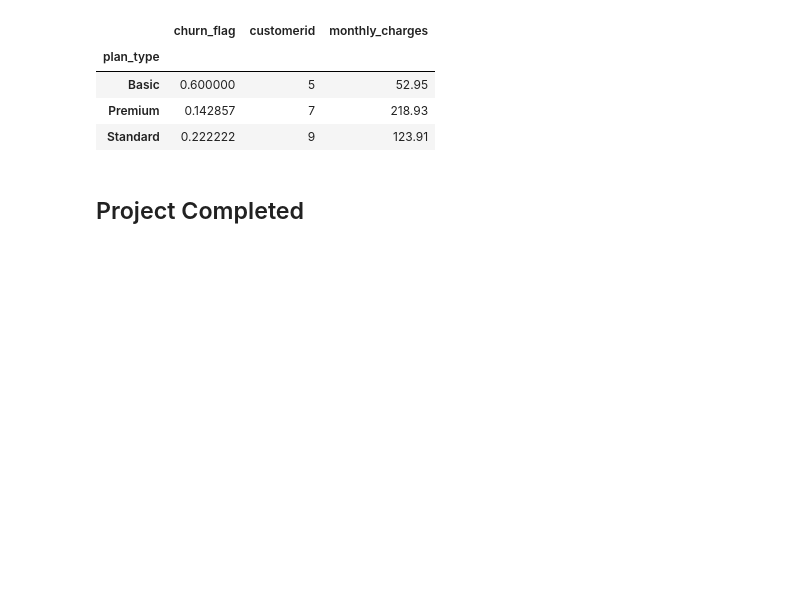
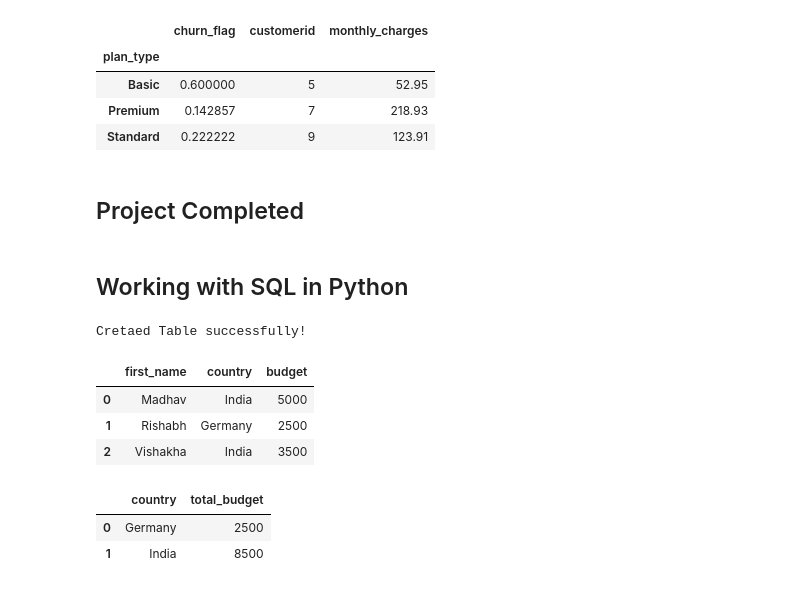
Before and after one commit to shakti-mankar/DA-DS-Projects, a Jupyter notebook: Churn_Analysis/Churn Analysis_main.ipynb, the cells around one changed output. Drawn from its saved outputs; the diff is of its cells as text; code cells hidden in the pictures; blank space fills up the shorter version.

```diff
--- a/Churn_Analysis/Churn Analysis_main.ipynb
+++ b/Churn_Analysis/Churn Analysis_main.ipynb
@@ -1009,3 +1009,23 @@ pd.pivot_table(
 | Standard | 0.222222 | 9 | 123.91 |
 # %% [markdown]
 ## Project Completed
+# %% [markdown]
+## Working with SQL in Python
+# %%
+## Working with SQL in Python
+
+conn = sqlite3.connect('test_database.sqlite')
+
+
+#table details
+
+conn.execute("CREATE TABLE users (first_name TEXT, country TEXT, budget INTEGER)")
+
+# commit and save
+conn.commit()
+
+
+
+print("Cretaed Table successfully!")
+# %% [output]
+Cretaed Table successfully!
@@ -1011,0 +1054,32 @@ pd.pivot_table(
+# %%
+# check inserted data in table
+
+conn  = sqlite3.connect('test_database.sqlite')
+
+
+query = """ SELECT * from users """
+
+df_results = pd.read_sql(query,conn)
+
+df_results.head()
+# %% [output]
+|  | first_name | country | budget |
+| 0 | Madhav | India | 5000 |
+| 1 | Rishabh | Germany | 2500 |
+| 2 | Vishakha | India | 3500 |
+# %%
+# aggregation
+
+query = """
+        SELECT country, SUM(budget) as total_budget
+        FROM users
+        GROUP BY country
+"""
+
+df_agg = pd.read_sql(query, conn)
+
+df_agg
+# %% [output]
+|  | country | total_budget |
+| 0 | Germany | 2500 |
+| 1 | India | 8500 |
```
Also changed, not shown: parts of 2 cells of this notebook, 1 other file.
